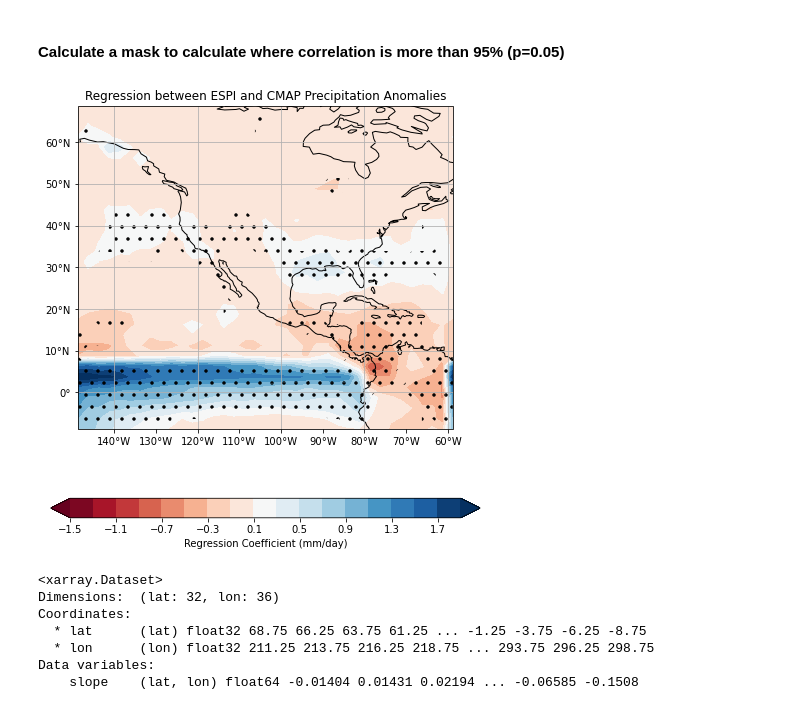
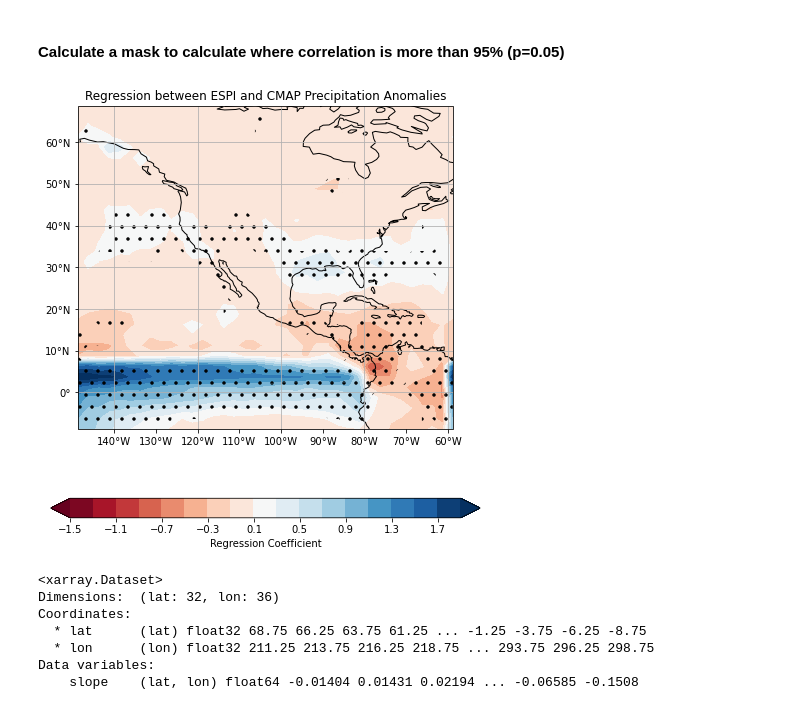
Before and after one commit to Jcampbell-8/CLIM-680, a Jupyter notebook: Project/code notebooks/Project-Regression-ESPI.ipynb, the cells around one changed output. Cells and saved outputs as stored; diff of their text form; code cells hidden in the pictures.

```diff
--- a/Project/code notebooks/Project-Regression-ESPI.ipynb
+++ b/Project/code notebooks/Project-Regression-ESPI.ipynb
@@ -155,35 +155,35 @@ cs=ax.contourf(lon,ds_anoms['lat'],
             transform=ccrs.PlateCarree(),
             cmap='RdBu',extend='both')
 
 ax.contourf(lon,ds_anoms['lat'],mask_data,[0,1],
             transform = ccrs.PlateCarree(),colors='None',
             hatches=['.'],extend='both',alpha=0)
 
 # Add coastlines
 ax.coastlines()
 
 # Add gridlines
 ax.gridlines()
 
 # Define the xticks for longtitude
 ax.set_xticks(np.arange(220,310,10),crs=ccrs.PlateCarree())
 lon_formatter=cticker.LongitudeFormatter()
 ax.xaxis.set_major_formatter(lon_formatter)
 
 # Define ytick for latitude
 ax.set_yticks(np.arange(0,70,10),crs=ccrs.PlateCarree())
 lat_formatter=cticker.LatitudeFormatter()
 ax.yaxis.set_major_formatter(lat_formatter)
 
 # Call colorbar
 cbar=plt.colorbar(cs,orientation='horizontal',shrink=0.7,
-                 label='Regression Coefficient (mm/day)')
+                 label='Regression Coefficient')
 
 # Add title
 plt.title('Regression between ESPI and CMAP Precipitation Anomalies')
 plt.savefig('Regression-ESPI,Precip')
 # %% [output]
-[figure, old version]
+[figure, new version]
 # %%
 ds_m=xr.DataArray(m_array,
                   coords={'lat':ds_anoms['lat'],
```
Also changed, not shown: 5 other files.
